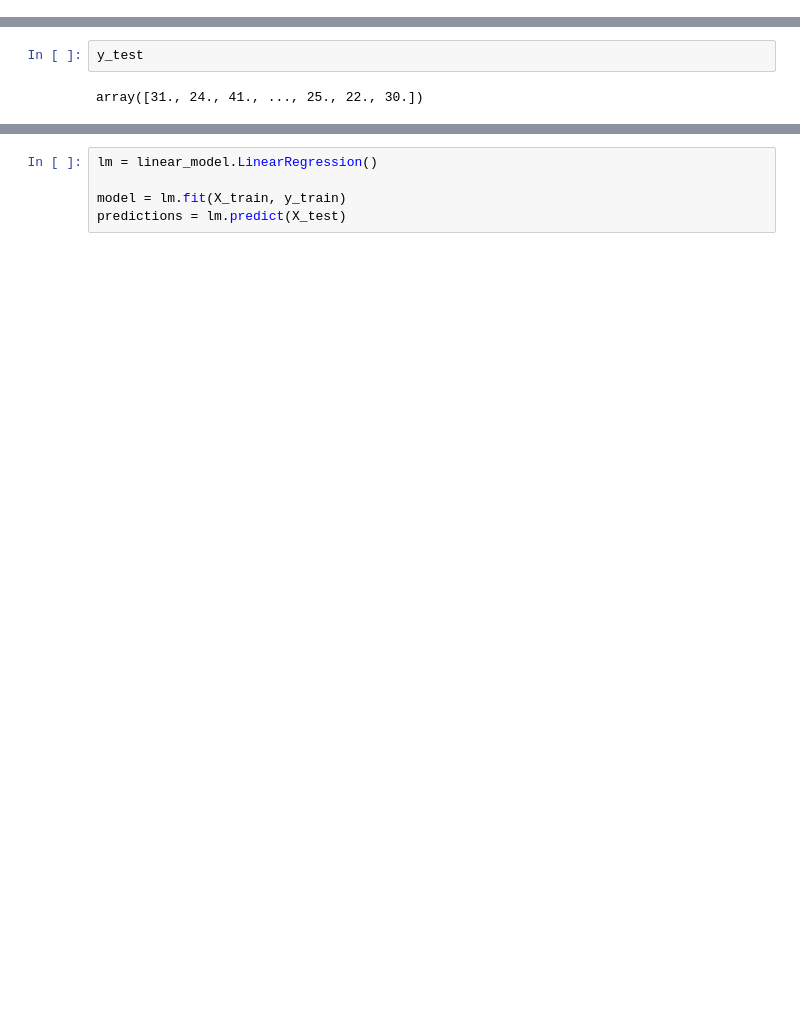
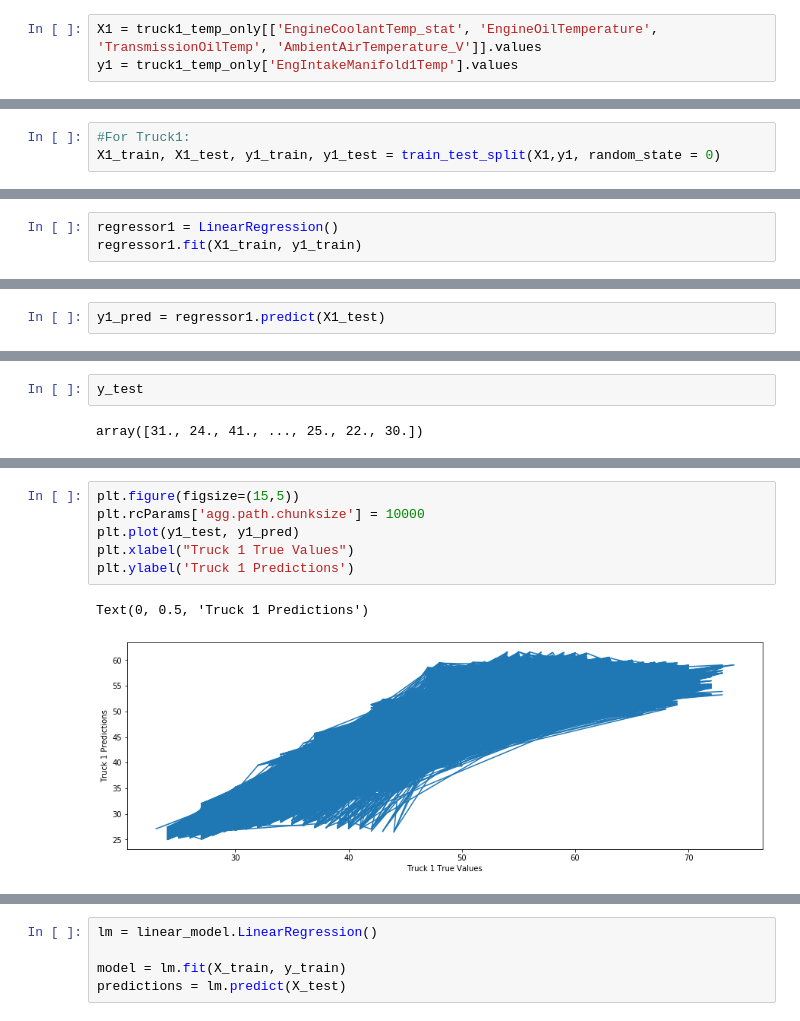
Before and after one commit to UNCG-CSE/Volvo_Truck_Analytics, a Jupyter notebook: src/Regression Line for Temperature Analysis.ipynb, the cells around one changed output, grey strips where cells are left out. Cells and saved outputs as stored; diff of their text form; blank space fills up the shorter version.

```diff
--- a/src/Regression Line for Temperature Analysis.ipynb
+++ b/src/Regression Line for Temperature Analysis.ipynb
@@ -86,3 +117,6 @@ truck2_temp_only = truck_fill
 # %%
 X = truck2_temp_only[['EngineCoolantTemp_stat', 'EngineOilTemperature', 'TransmissionOilTemp', 'AmbientAirTemperature_V']].values
 y = truck2_temp_only['EngIntakeManifold1Temp'].values
+# %%
+X1 = truck1_temp_only[['EngineCoolantTemp_stat', 'EngineOilTemperature', 'TransmissionOilTemp', 'AmbientAirTemperature_V']].values
+y1 = truck1_temp_only['EngIntakeManifold1Temp'].values
@@ -89,2 +144,5 @@ y = truck2_temp_only['EngIntakeManifold1Temp'].values
 # %%
 X_train, X_test, y_train, y_test = train_test_split(X,y, random_state = 0)
+# %%
+#For Truck1:
+X1_train, X1_test, y1_train, y1_test = train_test_split(X1,y1, random_state = 0)
@@ -93,3 +153,6 @@ regressor = LinearRegression()
 regressor.fit(X_train, y_train)
 # %% [output]
 LinearRegression(copy_X=True, fit_intercept=True, n_jobs=None, normalize=False)
+# %%
+regressor1 = LinearRegression()
+regressor1.fit(X1_train, y1_train)
@@ -96,2 +166,4 @@ LinearRegression(copy_X=True, fit_intercept=True, n_jobs=None, normalize=False)
 # %%
 y_pred = regressor.predict(X_test)
+# %%
+y1_pred = regressor1.predict(X1_test)
@@ -116,3 +219,12 @@ Text(0, 0.5, 'Predictions')
+# %%
+plt.figure(figsize=(15,5))
+plt.rcParams['agg.path.chunksize'] = 10000
+plt.plot(y1_test, y1_pred)
+plt.xlabel("Truck 1 True Values")
+plt.ylabel('Truck 1 Predictions')
+# %% [output]
+Text(0, 0.5, 'Truck 1 Predictions')
+[figure, added]
 # %%
 plt.figure(figsize=(15,5))
 plt.scatter(y_test, y_pred)
```
Also changed, not shown: parts of 39 cells of this notebook, 1 other file.
